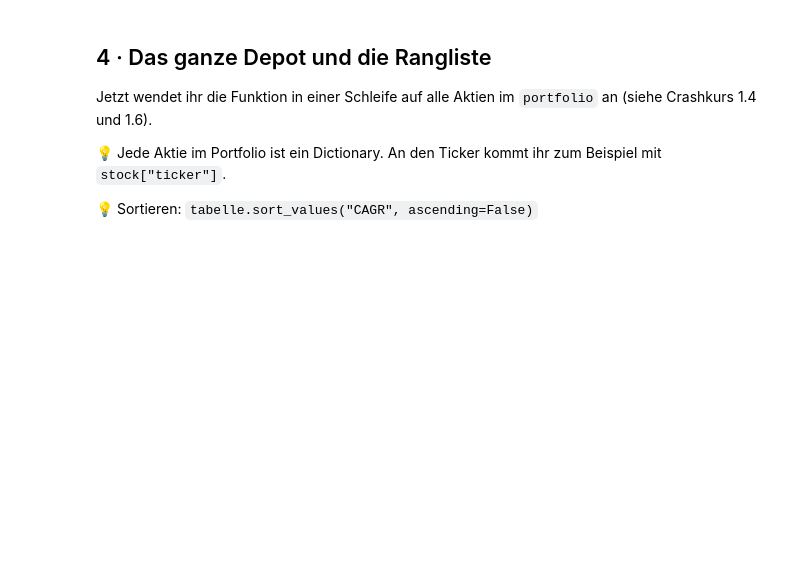
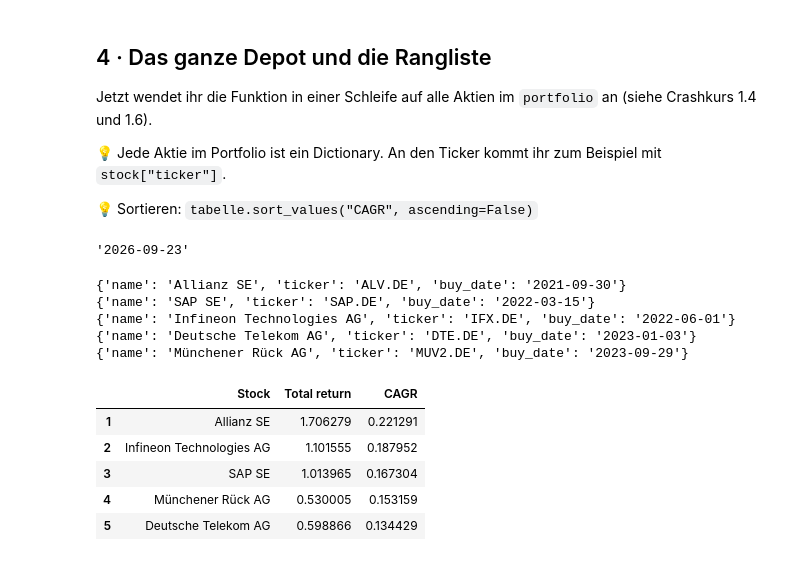
Before and after one commit to kuruscufatih/applied-finance-python, a Jupyter notebook: lernfall/lernfall_2_draft.ipynb, the cells around one changed output. Cells and saved outputs as stored; diff of their text form; code cells hidden in the pictures; blank space fills up the shorter version.

```diff
--- a/lernfall/lernfall_2_draft.ipynb
+++ b/lernfall/lernfall_2_draft.ipynb
@@ -130,13 +181,35 @@ Jetzt wendet ihr die Funktion in einer Schleife auf alle Aktien im `portfolio` a
 💡 Jede Aktie im Portfolio ist ein Dictionary. An den Ticker kommt ihr zum Beispiel mit `stock["ticker"]`.
 
 💡 Sortieren: `tabelle.sort_values("CAGR", ascending=False)`
+# %%
+end_date
+# %% [output]
+'2026-09-23'
+# %%
+for stock in portfolio:
+    print(stock)
+# %% [output]
+{'name': 'Allianz SE', 'ticker': 'ALV.DE', 'buy_date': '2021-09-30'}
+{'name': 'SAP SE', 'ticker': 'SAP.DE', 'buy_date': '2022-03-15'}
+{'name': 'Infineon Technologies AG', 'ticker': 'IFX.DE', 'buy_date': '2022-06-01'}
+{'name': 'Deutsche Telekom AG', 'ticker': 'DTE.DE', 'buy_date': '2023-01-03'}
+{'name': 'Münchener Rück AG', 'ticker': 'MUV2.DE', 'buy_date': '2023-09-29'}
 # %%
 results = []
 
 for stock in portfolio:
     # TODO: call analyse_stock(...) for this stock and append the result to `results`
-    ...
+    stock_calculation = analyse_stock(stock["name"], stock["ticker"], stock["buy_date"], end_date, "Close")
+    results.append(stock_calculation)
 
 ranking = pd.DataFrame(results)
-# TODO: sort the ranking by CAGR, highest first
+ranking = ranking.sort_values("CAGR", ascending=False).reset_index(drop=True)
+ranking.index = ranking.index + 1
 ranking
+# %% [output]
+|  | Stock | Total return | CAGR |
+| 1 | Allianz SE | 1.706279 | 0.221291 |
+| 2 | Infineon Technologies AG | 1.101555 | 0.187952 |
+| 3 | SAP SE | 1.013965 | 0.167304 |
+| 4 | Münchener Rück AG | 0.530005 | 0.153159 |
+| 5 | Deutsche Telekom AG | 0.598866 | 0.134429 |
```
Also changed, not shown: parts of 12 cells of this notebook, 5 other files.
